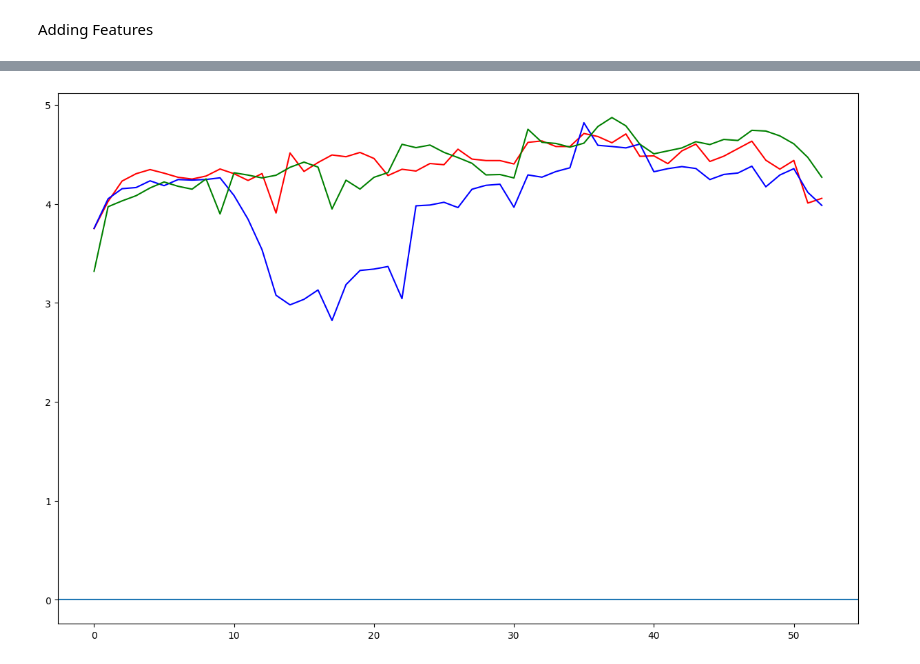
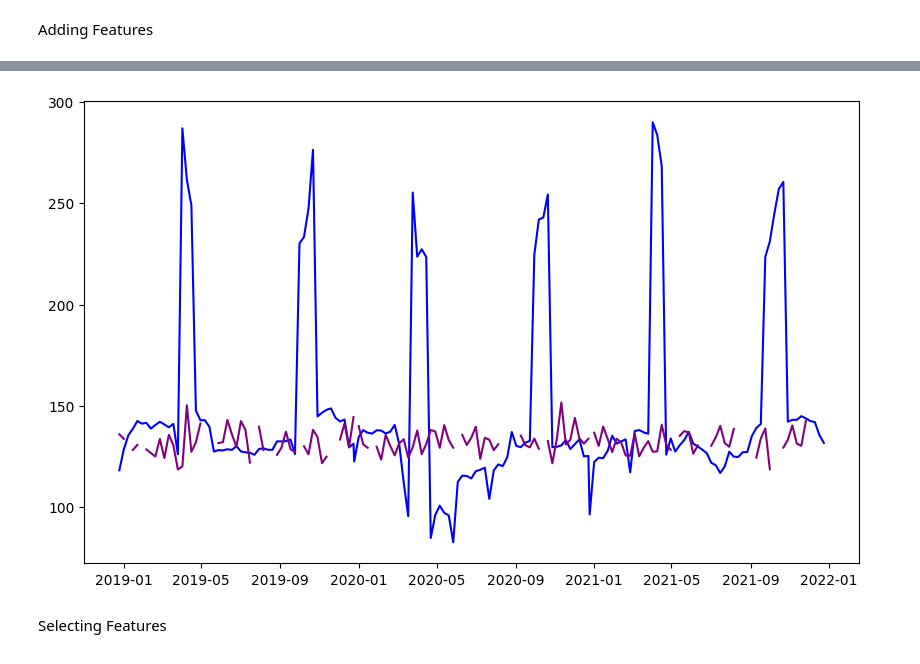
Before and after one commit to Hawkety77/RwandaCarbonEmissions, a Jupyter notebook: main.ipynb, the cells around one changed output, grey strips where cells are left out. Saved outputs shown, nothing was run; the diff lists cells and outputs as text; code cells hidden in the pictures.

```diff
--- a/main.ipynb
+++ b/main.ipynb
@@ -23,8 +21,8 @@ print(df.columns)
 Adding Features
 # %%
 last_year_df = (df
-                .assign(year=df['year'] - 1)
-                .loc[:, ['emission', 'year', 'week_no', 'longitude']]
+                .assign(year=df['year'] + 1)
+                .loc[:, ['emission', 'year', 'week_no', 'longitude', 'latitude']]
                 .rename(columns={'emission': 'last_year_emission'}))
 
-df = pd.merge(df, last_year_df, on = ['year', 'week_no', 'longitude'], how = 'left')
+df = pd.merge(df, last_year_df, on = ['year', 'week_no', 'longitude', 'latitude'], how = 'left')
@@ -38 +31,5 @@ plt.show()
+# %%
+df_ex = (df
+         .query("latitude == -1.211")
+         .query("longitude == 30.389"))
 # %%
@@ -59,11 +61,9 @@ Name: longitude, Length: 453, dtype: float64
-# %%
-df_3 = (df
-        .query("longitude == 29.290"))
-plt.figure(figsize=(15, 10))
-plt.plot(df_3.query("year == 2019").week_no, df_3.query("year == 2019").emission, color = 'red')
-plt.plot(df_3.query("year == 2020").week_no, df_3.query("year == 2020").emission, color = 'blue')
-plt.plot(df_3.query("year == 2021").week_no, df_3.query("year == 2021").emission, color = 'green')
-plt.axhline()
-plt.show()
-# %% [output]
-[figure, removed]
+# %%
+plt.figure(figsize = [10, 6])
+plt.plot(df_ex.date, df_ex.emission, color = 'blue')
+plt.plot(df_ex.date, df_ex.all_density*50 , color = 'purple')
+plt.show()
+# %% [output]
+[figure, added]
+# %% [markdown]
+Selecting Features
```
Also changed, not shown: parts of 16 cells of this notebook, 2 other files.
